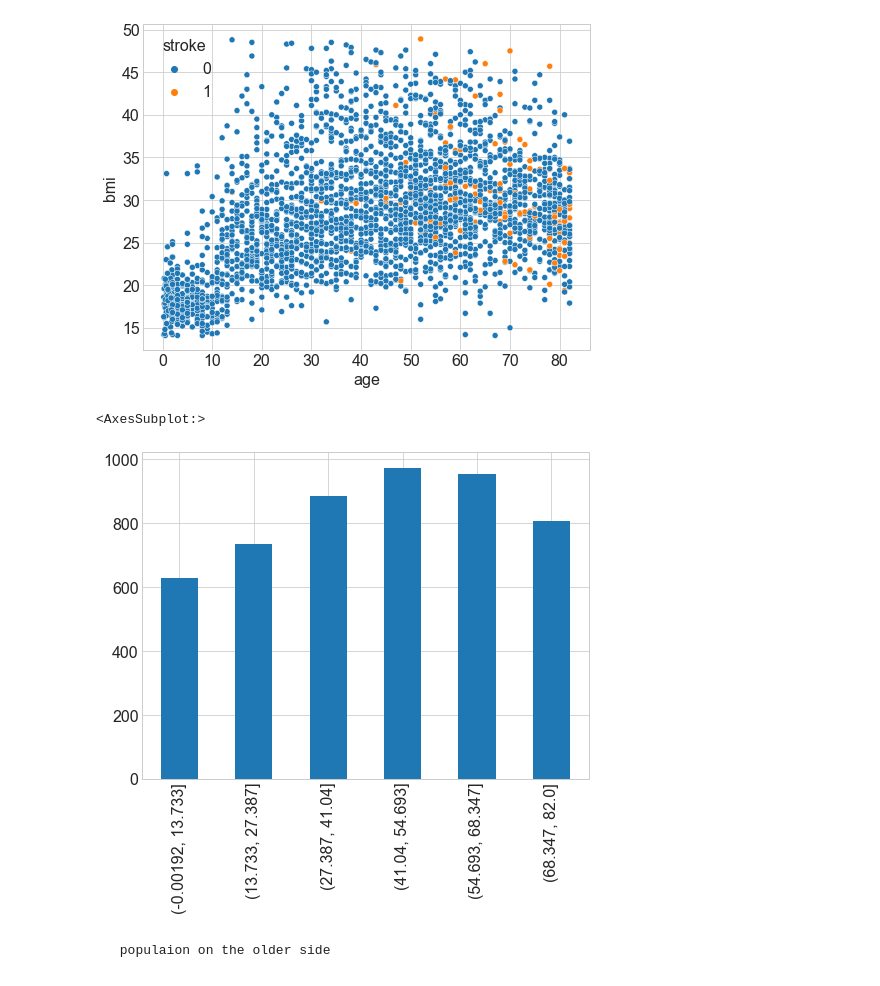
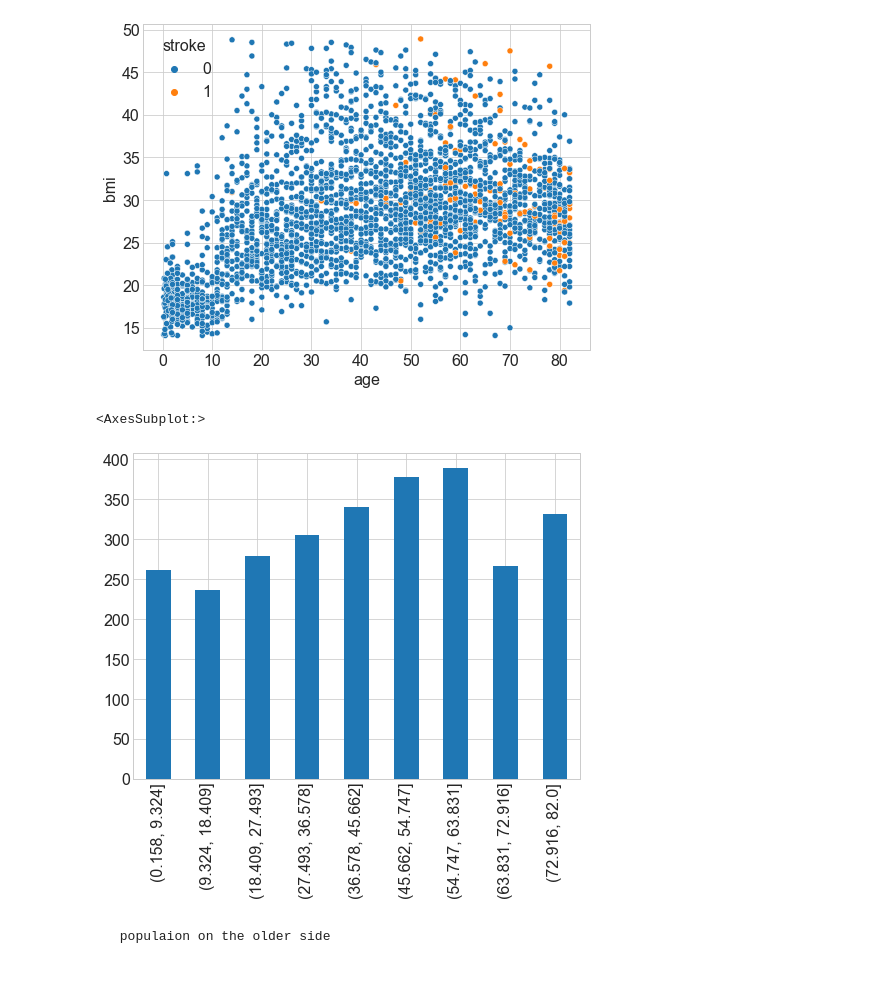
Before and after one commit to rajeshlamichhane04/Brain-Stroke-prediction, a Jupyter notebook: stroke_workbook.ipynb, the cells around one changed output. Saved outputs shown, nothing was run; the diff lists cells and outputs as text; code cells hidden in the pictures.

```diff
--- a/stroke_workbook.ipynb
+++ b/stroke_workbook.ipynb
@@ -157,7 +160,7 @@ plt.show()
 # %%
-pd.cut(df.age, bins= 6).value_counts(sort = False).plot.bar()
+pd.cut(train.age, bins= 9 ).value_counts(sort = False).plot.bar()
 # %% [output]
 <AxesSubplot:>
-[figure, old version]
+[figure, new version]
 # %% [markdown]
      populaion on the older side
```
Also changed, not shown: parts of 4 cells of this notebook.
